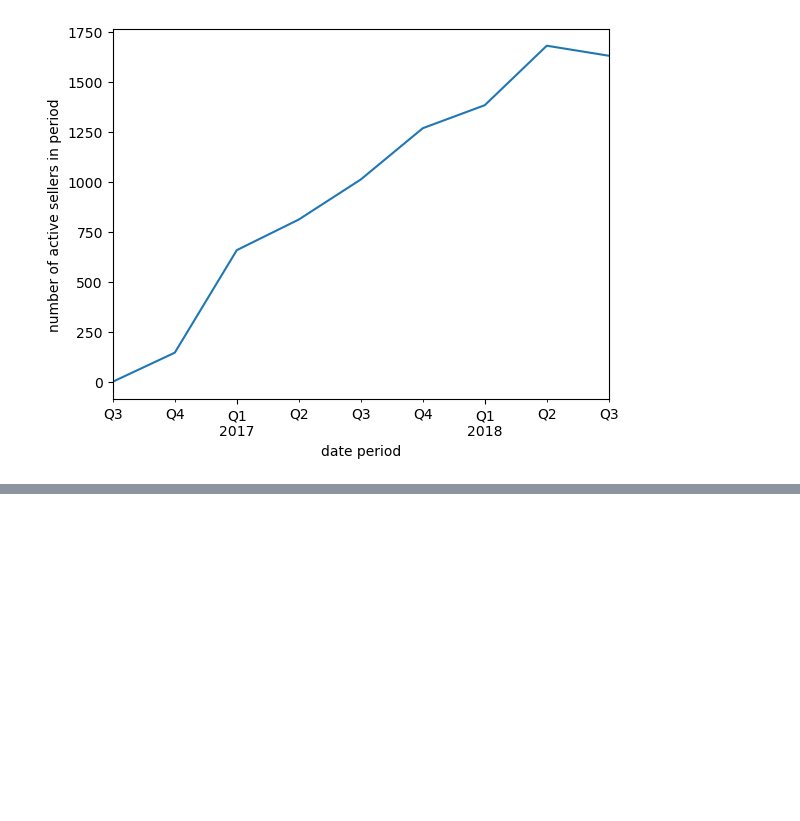
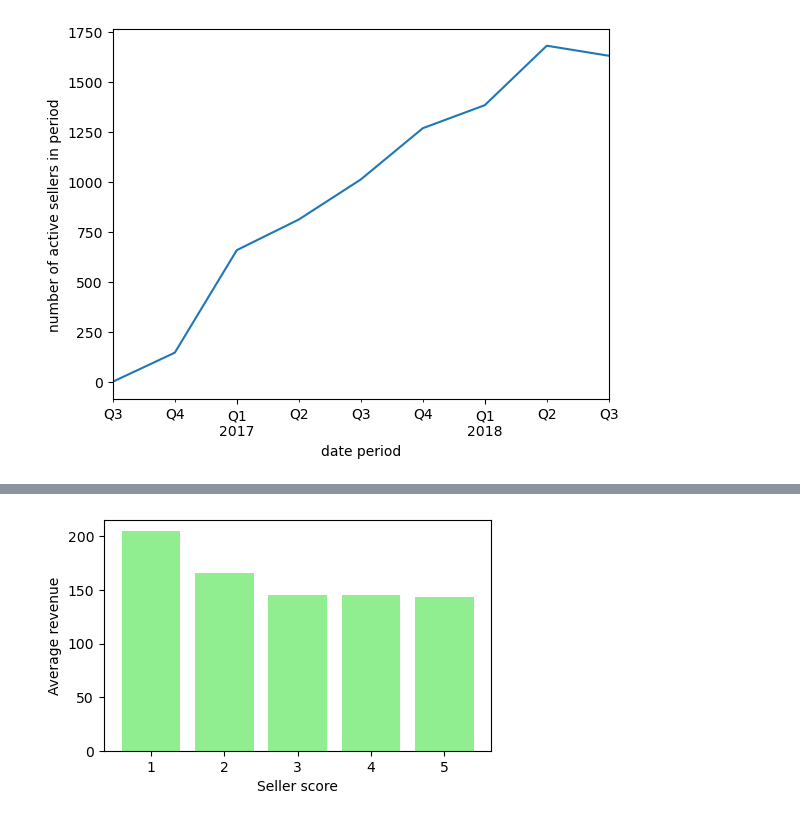
Before and after one commit to chusk2/git_, a Jupyter notebook: olist.ipynb, the cells around one changed output, grey strips where cells are left out. Drawn from its saved outputs; the diff is of its cells as text; code cells hidden in the pictures; blank space fills up the shorter version.

```diff
--- a/olist.ipynb
+++ b/olist.ipynb
@@ -434,0 +531,2 @@ plt.show()
+# %%
+seller_revenue = df_reviews.merge(revenues_by_order, on='order_id', how='left')
@@ -434,0 +538,2 @@ plt.show()
+# %%
+seller_revenue_score = seller_revenue[['order_id', 'seller_id', 'review_score', 'revenue']]
@@ -434,0 +549,2 @@ plt.show()
+# %%
+avg_revenue_by_score = seller_revenue_score.groupby('review_score').mean(numeric_only=True)
@@ -434,0 +576,11 @@ plt.show()
+# %%
+heights = [i[0] for i in avg_revenue_by_score.values]
+x_labels = avg_revenue_by_score.index
+# %%
+fig, ax = plt.subplots(figsize=(5,3))
+ax.bar(x=x_labels, height=heights, color='lightgreen')
+ax.set_xlabel('Seller score')
+ax.set_ylabel('Average revenue')
+plt.show()
+# %% [output]
+[figure, added]
```
Also changed, not shown: parts of 21 cells of this notebook.
